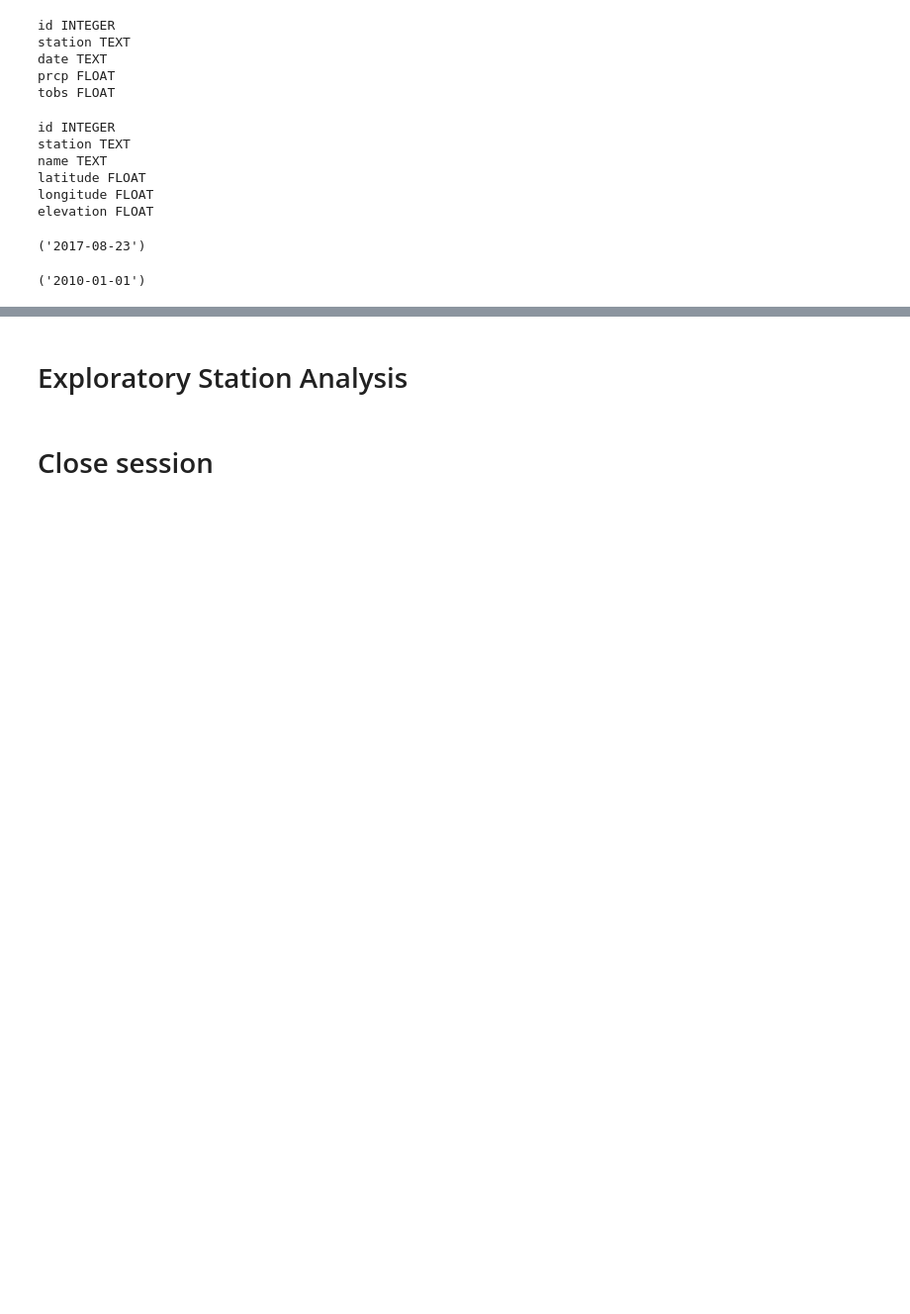
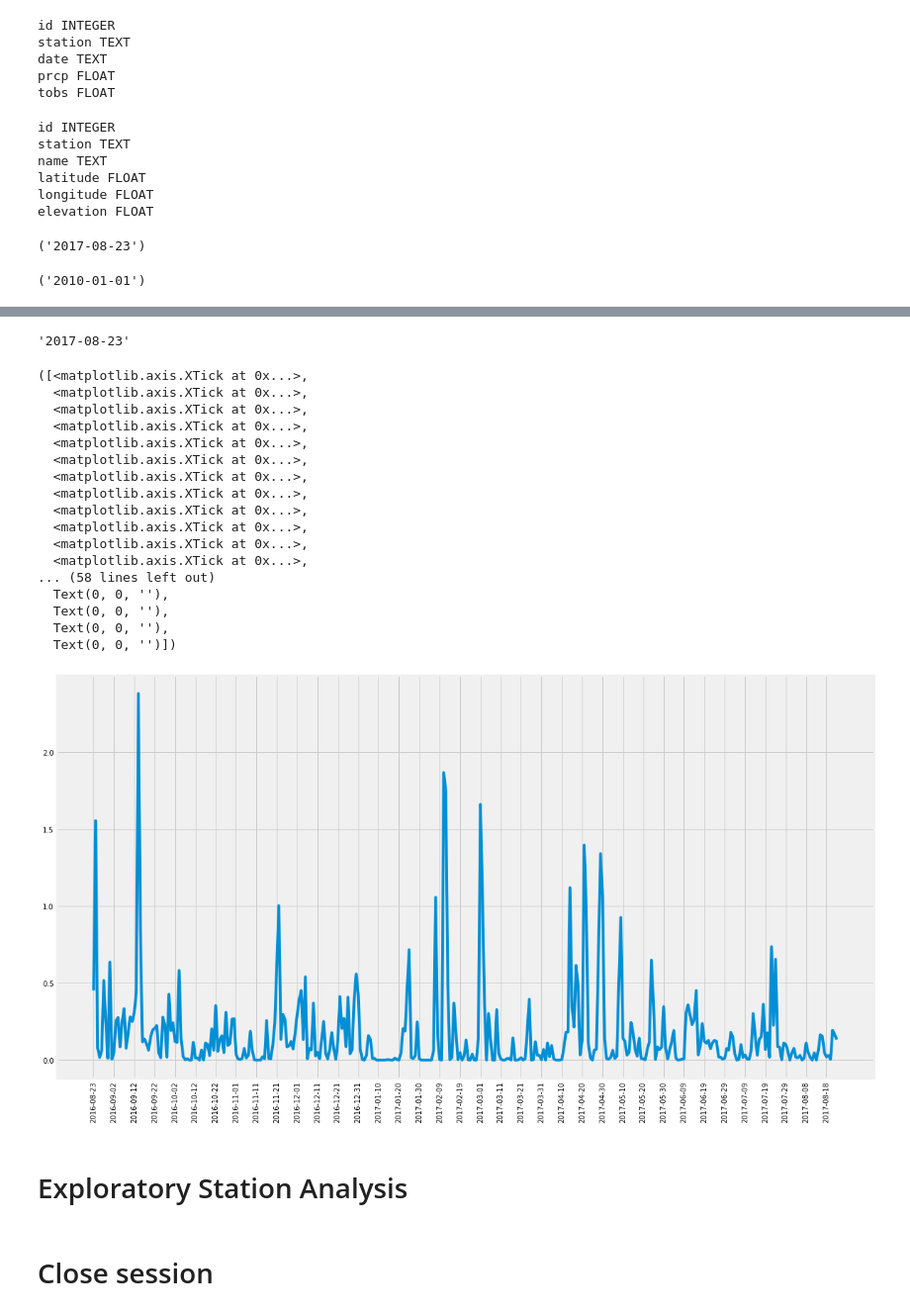
Before and after one commit to atokarev0717/sqlalchemy-challenge, a Jupyter notebook: climate_alchemy.ipynb, the cells around one changed output, grey strips where cells are left out. Shown at 99% size. Cells and saved outputs as stored; diff of their text form; code cells hidden in the pictures; blank space fills up the shorter version.

Commit message:
added graph for precipitation measurements

```diff
--- a/climate_alchemy.ipynb
+++ b/climate_alchemy.ipynb
@@ -74,17 +78,16 @@ session.query(Measurement.date).order_by(Measurement.date).first()
 # %%
-# Design a query to retrieve the last 12 months of precipitation data and plot the results.
-# Starting from the most recent data point in the database.
+# Starting from the most recent data point in the database, calculate the date one year from the last date in data set.
+query_date = dt.date(2017,8 ,23) - dt.timedelta(days=365)
+query_date
 
-# Calculate the date one year from the last date in data set.
-
-
-# Perform a query to retrieve the data and precipitation scores
-
+# Perform a query to retrieve the data with dates and precipitation scores
+prcp_query = session.query(Measurement.date, Measurement.prcp).filter(Measurement.date >= query_date).all()
 
 # Save the query results as a Pandas DataFrame and set the index to the date column
-
+prcp_df = pd.DataFrame(prcp_query,columns=['date','precipitation']).set_index('date')
 
 # Sort the dataframe by date
+prcp_df = prcp_df.sort_index()
 
-
-# Use Pandas Plotting with Matplotlib to plot the data
+#drop NaN values
+prcp_df = prcp_df.dropna(how='all')
@@ -90,0 +96,5 @@ session.query(Measurement.date).order_by(Measurement.date).first()
+# %%
+# There are multiple measurements per day. In order to
+#condense the data and the bar graph I will calculate average measurement for each day
+grouped_prcp = prcp_df.groupby([prcp_df.index])
+grouped_prcp_df = grouped_prcp[['precipitation']].mean()
@@ -91,3 +118,33 @@ session.query(Measurement.date).order_by(Measurement.date).first()
+# %%
+grouped_prcp_df.index.max()
+# %% [output]
+'2017-08-23'
+# %%
+# Use Pandas Plotting with Matplotlib to plot the data
+plt.plot(grouped_prcp_df.index, grouped_prcp_df['precipitation'])
+fig = plt.gcf()
+fig.set_size_inches(18.5, 10.5)
+xticks = list(grouped_prcp_df.index)[0::10]
+plt.xticks(xticks, rotation='vertical')
+# %% [output]
+([<matplotlib.axis.XTick at 0x...>,
+  <matplotlib.axis.XTick at 0x...>,
+  <matplotlib.axis.XTick at 0x...>,
+  <matplotlib.axis.XTick at 0x...>,
+  <matplotlib.axis.XTick at 0x...>,
+  <matplotlib.axis.XTick at 0x...>,
+  <matplotlib.axis.XTick at 0x...>,
+  <matplotlib.axis.XTick at 0x...>,
+  <matplotlib.axis.XTick at 0x...>,
+  <matplotlib.axis.XTick at 0x...>,
+  <matplotlib.axis.XTick at 0x...>,
+  <matplotlib.axis.XTick at 0x...>,
+... (58 lines left out)
+  Text(0, 0, ''),
+  Text(0, 0, ''),
+  Text(0, 0, ''),
+  Text(0, 0, '')])
+[figure, added]
 # %%
 # Use Pandas to calcualte the summary statistics for the precipitation data
 # %% [markdown]
```
Also changed, not shown: parts of 5 cells of this notebook.
